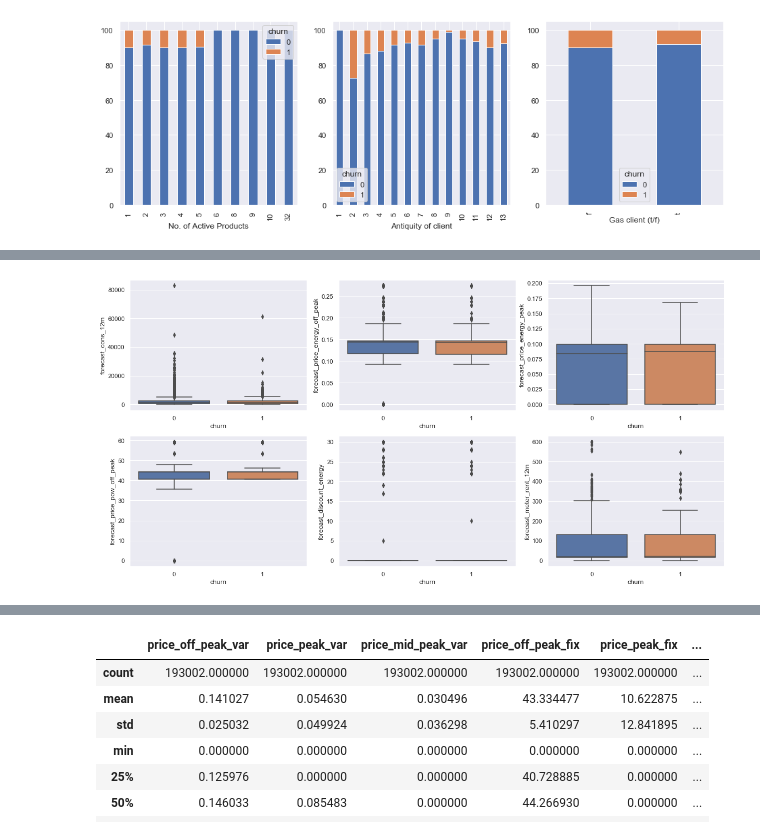
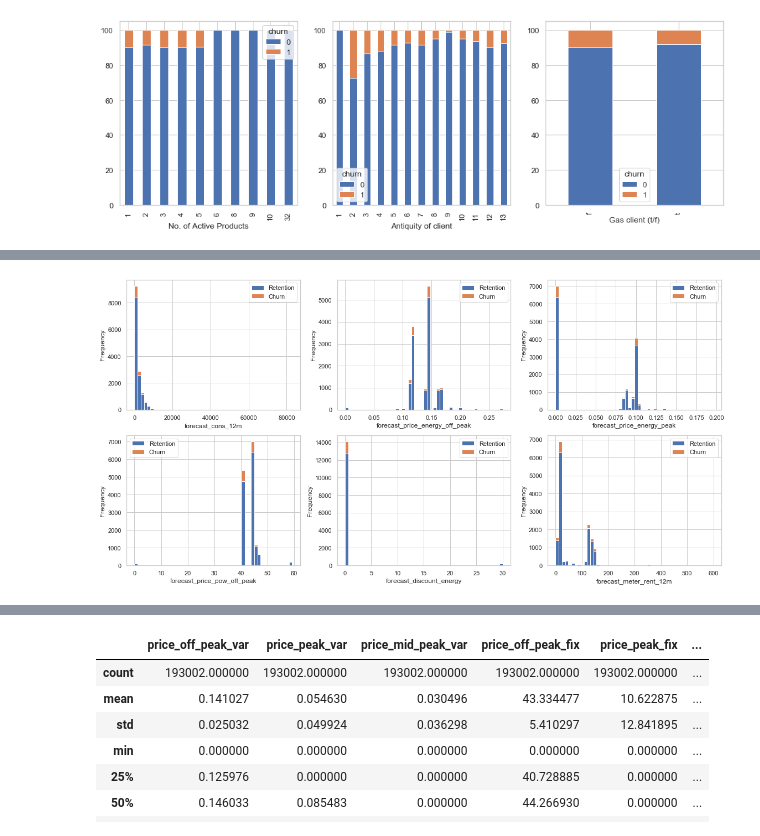
Before and after one commit to Rahulm94/Customer-Churn-Prediction, a Jupyter notebook: Task 2_EDA(1).ipynb, the cells around one changed output, grey strips where cells are left out. Saved outputs shown, nothing was run; the diff lists cells and outputs as text; code cells hidden in the pictures.

```diff
--- a/Task 2_EDA(1).ipynb
+++ b/Task 2_EDA(1).ipynb
@@ -243,0 +251,9 @@ plt.show()
+# %%
+fig, axs = plt.subplots(nrows=1,ncols=3, figsize=(16, 4))
+i = 0
+for col in ['cons_12m', 'cons_gas_12m', 'cons_last_month']:
+    plot_distribution(consumption, col, axs.flat[i], bins_=50)
+    i=i+1
+
+plt.tight_layout()
+plt.show()
@@ -250,6 +268,5 @@ plt.show()
 ## DATE VARIABLES
 # %%
 dates = client_df[['date_activ','date_end', 'date_modif_prod', 'date_renewal','churn']]
-dates[['date_activ','date_end', 'date_modif_prod', 'date_renewal']] = dates[['date_activ','date_end', 'date_modif_prod', 'date_renewal']].astype('datetime64[ns]')
-dates.drop(columns = ['churn']).describe()
+dates[['date_activ','date_end', 'date_modif_prod', 'date_renewal']].boxplot(figsize=(16, 4))
 # %% [output]
@@ -263,10 +275,14 @@ dates.drop(columns = ['churn']).describe()
 # %%
-fig, axes = plt.subplots(4,1, figsize=(16,16))
-
+fig, axes = plt.subplots(2,2, figsize=(16,8))
 i = 0
-for col in ['date_activ','date_end', 'date_modif_prod', 'date_renewal']:
-    df_date = dates[[col,'churn']].groupby([dates[col].dt.year, dates[col].dt.month])['churn'].value_counts().to_frame()
+for col in ['date_activ', 'date_modif_prod']:
+    df_date = dates[[col,'churn']].groupby([dates[col].dt.year])['churn'].value_counts().to_frame()
+    df_date.unstack().plot(kind='bar', ax=axes.flat[i], stacked=True)
+    i = i+1
+for col in ['date_end', 'date_renewal']:
+    df_date = dates[[col,'churn']].groupby([dates[col].dt.year,dates[col].dt.month])['churn'].value_counts().to_frame()
     df_date.unstack().plot(kind='bar', ax=axes.flat[i], stacked=True)
     i = i+1
 plt.tight_layout()
+plt.show()
 # %% [output]
@@ -280,0 +295,7 @@ plt.tight_layout()
+# %%
+# FORECAST VARIABLES
+
+forecast = client_df[['forecast_cons_12m','forecast_price_energy_off_peak', 'forecast_price_energy_peak','forecast_price_pow_off_peak',
+            'forecast_discount_energy','forecast_meter_rent_12m','churn']]
+forecast.boxplot(figsize=(16,8), by='churn')
+plt.show()
@@ -281,15 +304,10 @@ plt.tight_layout()
 # %%
 fig, axes = plt.subplots(2,3, figsize=(16,8))
-
-forecast = ['forecast_cons_12m','forecast_price_energy_off_peak', 'forecast_price_energy_peak','forecast_price_pow_off_peak',
-            'forecast_discount_energy','forecast_meter_rent_12m']
-
-df_forecast = client_df[forecast+['churn']]
-
 i=0
-for col in forecast:
-    sns.boxplot(data=df_forecast[[col,'churn']], x='churn', y=col, ax=axes.flat[i])
+for col in forecast.columns[:-1]:
+    plot_distribution(forecast, col, ax=axes.flat[i])
     i = i+1
 plt.tight_layout()
+plt.show()
 # %% [output]
-[figure, old version]
+[figure, new version]
```
Also changed, not shown: parts of 61 cells of this notebook, 1 other file.
